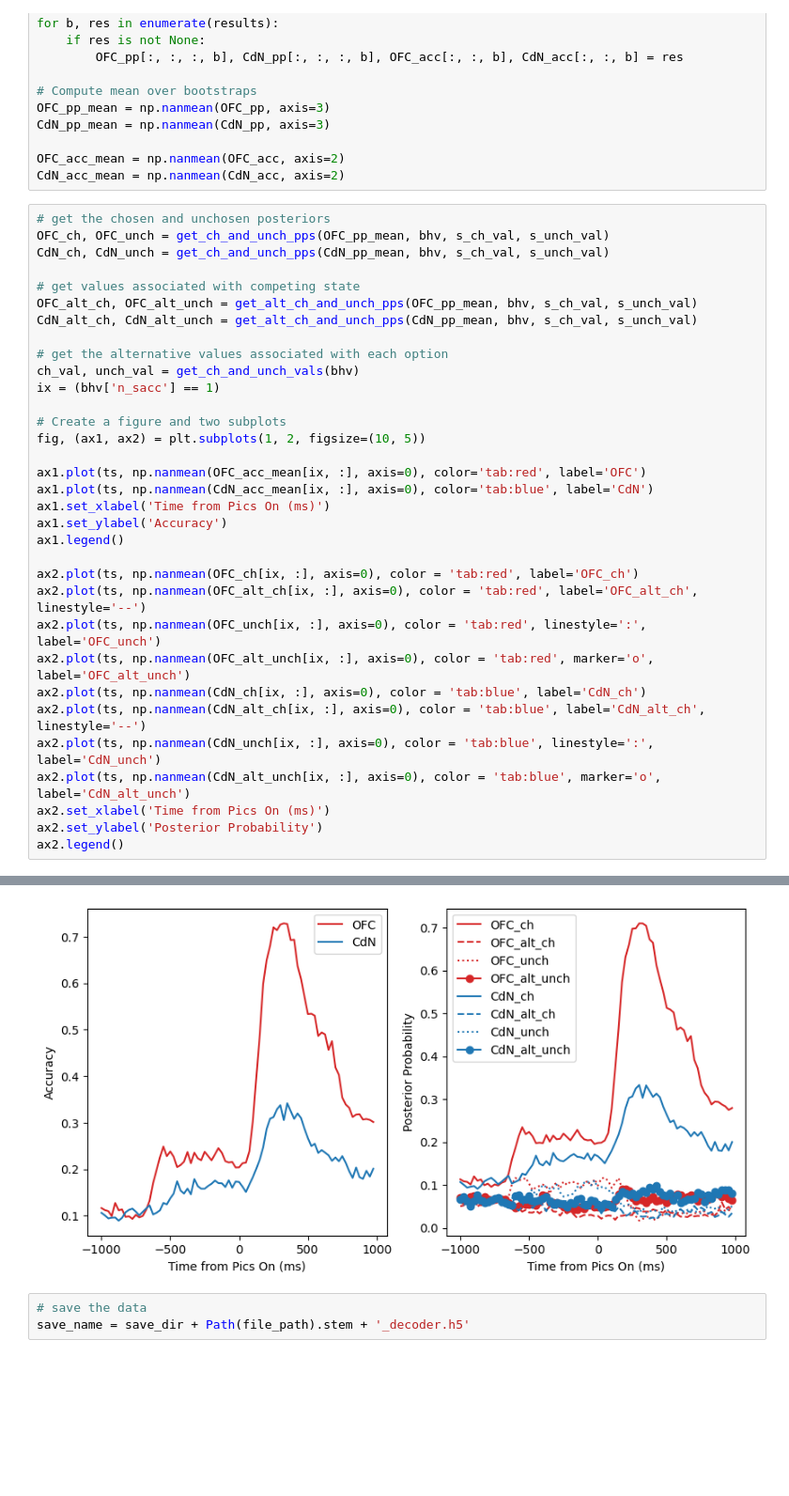
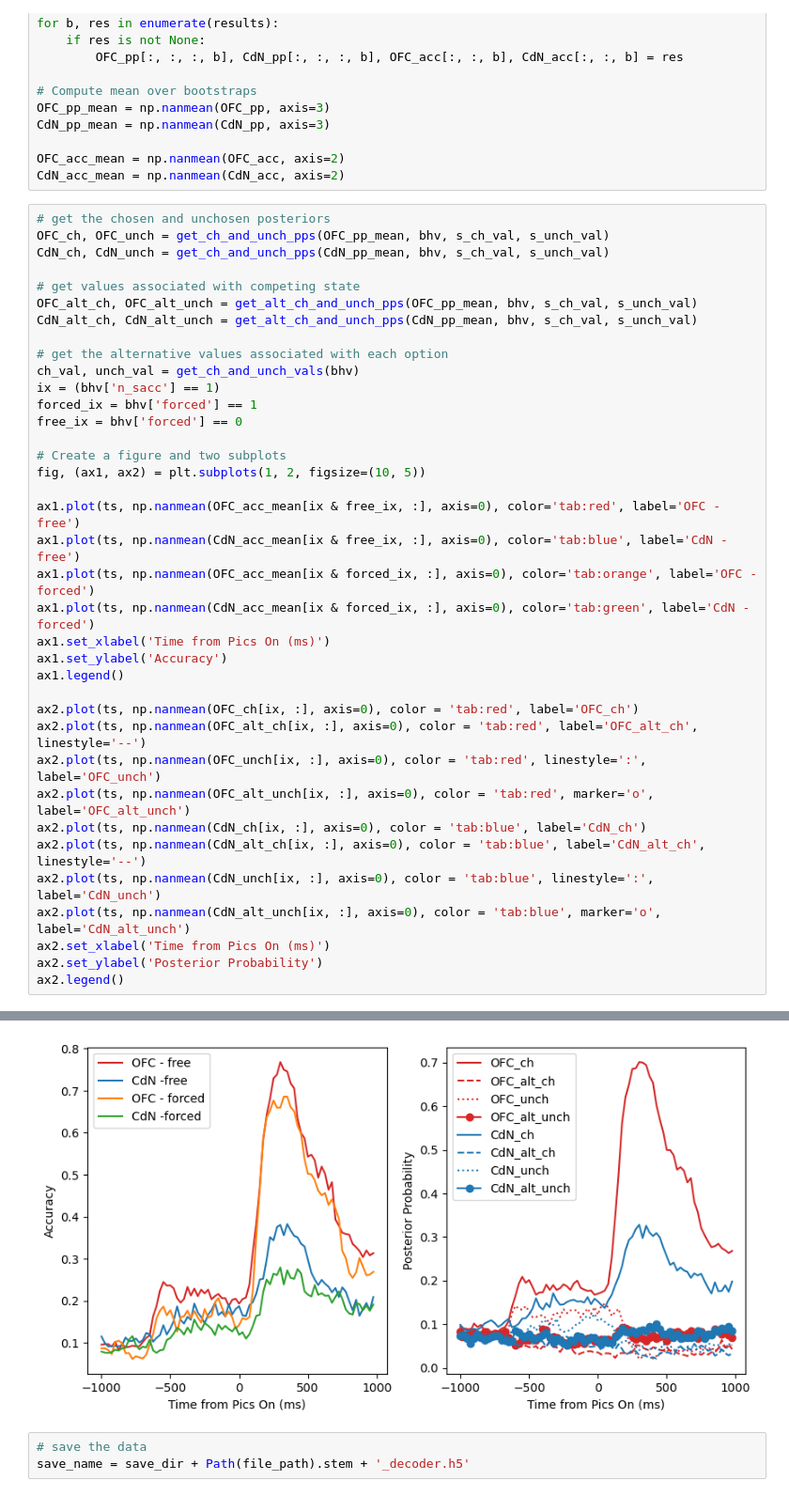
Before and after one commit to t-elston/FS_self_control, a Jupyter notebook: analysis/neural_sandbox.ipynb, the cells around one changed output, grey strips where cells are left out. Shown at 94% size. Drawn from its saved outputs; the diff is of its cells as text; blank space fills up the shorter version.

```diff
--- a/analysis/neural_sandbox.ipynb
+++ b/analysis/neural_sandbox.ipynb
@@ -526,36 +527,40 @@ OFC_ch, OFC_unch = get_ch_and_unch_pps(OFC_pp_mean, bhv, s_ch_val, s_unch_val)
 CdN_ch, CdN_unch = get_ch_and_unch_pps(CdN_pp_mean, bhv, s_ch_val, s_unch_val)
 
 # get values associated with competing state
 OFC_alt_ch, OFC_alt_unch = get_alt_ch_and_unch_pps(OFC_pp_mean, bhv, s_ch_val, s_unch_val)
 CdN_alt_ch, CdN_alt_unch = get_alt_ch_and_unch_pps(CdN_pp_mean, bhv, s_ch_val, s_unch_val)
 
 # get the alternative values associated with each option
 ch_val, unch_val = get_ch_and_unch_vals(bhv)
 ix = (bhv['n_sacc'] == 1)
+forced_ix = bhv['forced'] == 1
+free_ix = bhv['forced'] == 0
 
 # Create a figure and two subplots
 fig, (ax1, ax2) = plt.subplots(1, 2, figsize=(10, 5))
 
-ax1.plot(ts, np.nanmean(OFC_acc_mean[ix, :], axis=0), color='tab:red', label='OFC')
-ax1.plot(ts, np.nanmean(CdN_acc_mean[ix, :], axis=0), color='tab:blue', label='CdN')
+ax1.plot(ts, np.nanmean(OFC_acc_mean[ix & free_ix, :], axis=0), color='tab:red', label='OFC - free')
+ax1.plot(ts, np.nanmean(CdN_acc_mean[ix & free_ix, :], axis=0), color='tab:blue', label='CdN -free')
+ax1.plot(ts, np.nanmean(OFC_acc_mean[ix & forced_ix, :], axis=0), color='tab:orange', label='OFC - forced')
+ax1.plot(ts, np.nanmean(CdN_acc_mean[ix & forced_ix, :], axis=0), color='tab:green', label='CdN -forced')
 ax1.set_xlabel('Time from Pics On (ms)')
 ax1.set_ylabel('Accuracy')
 ax1.legend()
 
 ax2.plot(ts, np.nanmean(OFC_ch[ix, :], axis=0), color = 'tab:red', label='OFC_ch')
 ax2.plot(ts, np.nanmean(OFC_alt_ch[ix, :], axis=0), color = 'tab:red', label='OFC_alt_ch', linestyle='--')
 ax2.plot(ts, np.nanmean(OFC_unch[ix, :], axis=0), color = 'tab:red', linestyle=':', label='OFC_unch')
 ax2.plot(ts, np.nanmean(OFC_alt_unch[ix, :], axis=0), color = 'tab:red', marker='o', label='OFC_alt_unch')
 ax2.plot(ts, np.nanmean(CdN_ch[ix, :], axis=0), color = 'tab:blue', label='CdN_ch')
 ax2.plot(ts, np.nanmean(CdN_alt_ch[ix, :], axis=0), color = 'tab:blue', label='CdN_alt_ch', linestyle='--')
 ax2.plot(ts, np.nanmean(CdN_unch[ix, :], axis=0), color = 'tab:blue', linestyle=':', label='CdN_unch')
 ax2.plot(ts, np.nanmean(CdN_alt_unch[ix, :], axis=0), color = 'tab:blue', marker='o', label='CdN_alt_unch')
 ax2.set_xlabel('Time from Pics On (ms)')
 ax2.set_ylabel('Posterior Probability')
 ax2.legend()
 # %% [output]
 <matplotlib.legend.Legend at 0x...>
-[figure, old version]
+[figure, new version]
 # %%
 # save the data
 save_name = save_dir + Path(file_path).stem + '_decoder.h5'
```
Also changed, not shown: parts of 3 cells of this notebook.
